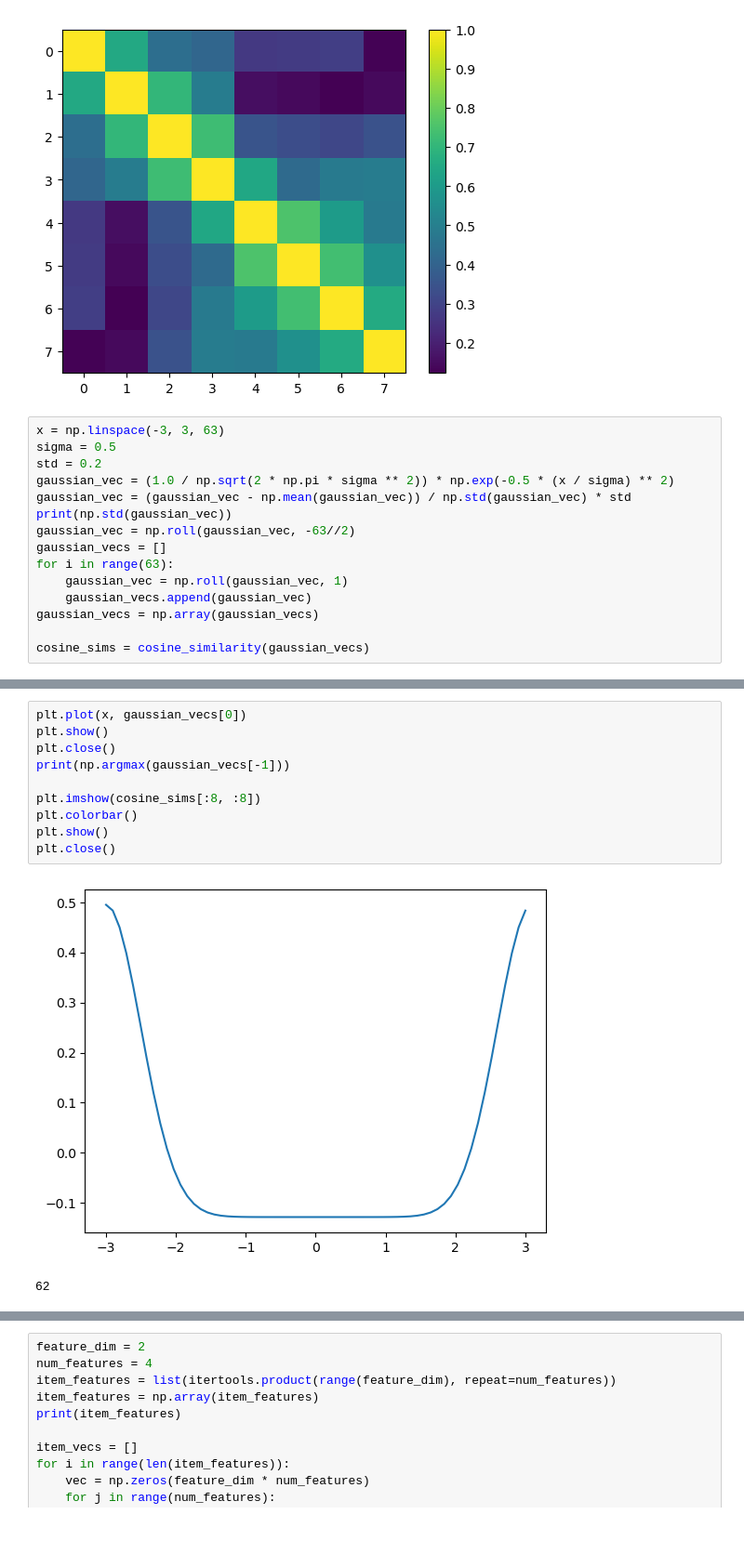
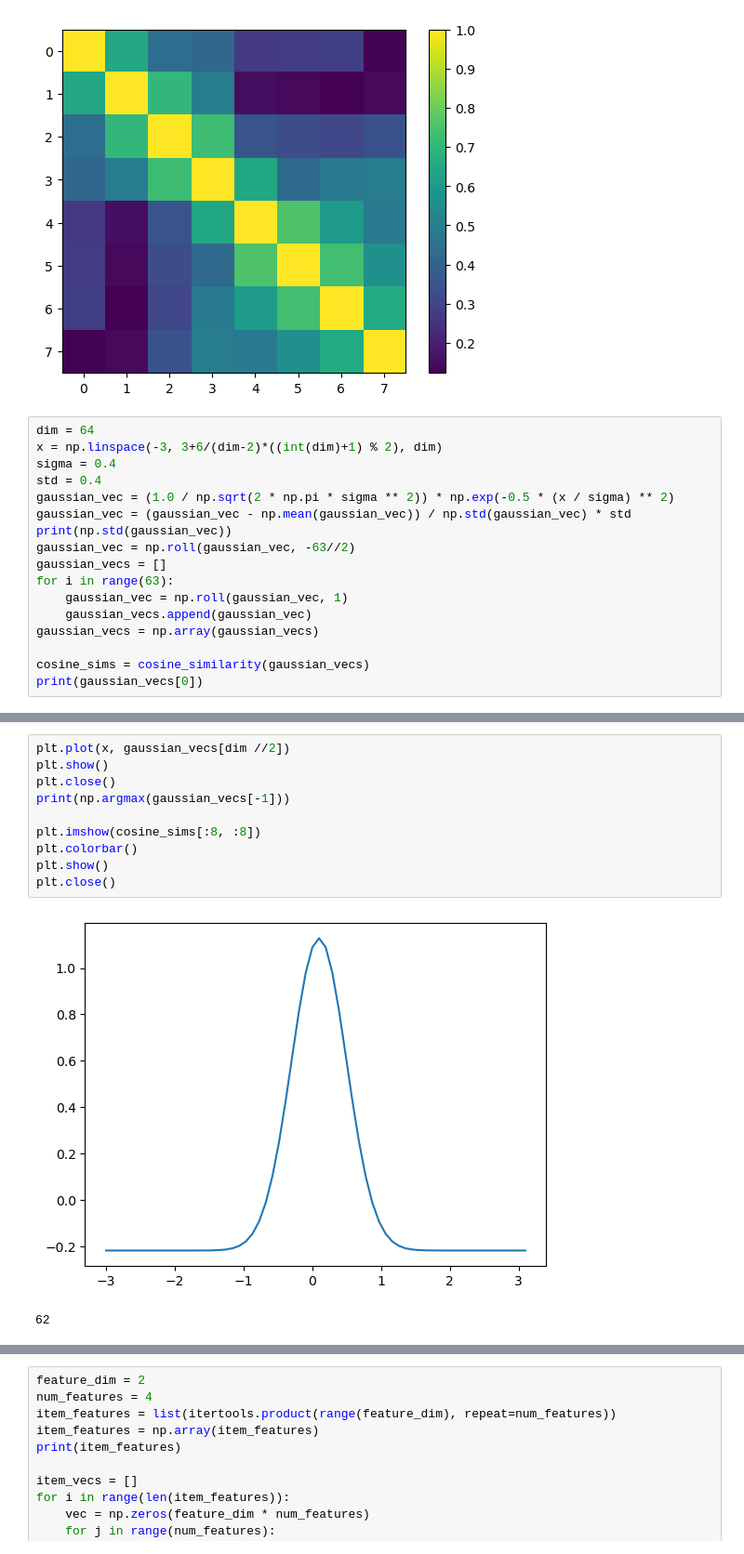
Before and after one commit to Veritaria/rnn-free-recall, a Jupyter notebook: test.ipynb, the cells around one changed output, grey strips where cells are left out. Shown at 93% size. Drawn from its saved outputs; the diff is of its cells as text.

```diff
--- a/test.ipynb
+++ b/test.ipynb
@@ -52,9 +52,10 @@ plt.close()
 [figure]
 [figure]
 # %%
-x = np.linspace(-3, 3, 63)
-sigma = 0.5
-std = 0.2
+dim = 64
+x = np.linspace(-3, 3+6/(dim-2)*((int(dim)+1) % 2), dim)
+sigma = 0.4
+std = 0.4
 gaussian_vec = (1.0 / np.sqrt(2 * np.pi * sigma ** 2)) * np.exp(-0.5 * (x / sigma) ** 2)
 gaussian_vec = (gaussian_vec - np.mean(gaussian_vec)) / np.std(gaussian_vec) * std
 print(np.std(gaussian_vec))
@@ -66,4 +67,5 @@ for i in range(63):
 gaussian_vecs = np.array(gaussian_vecs)
 
 cosine_sims = cosine_similarity(gaussian_vecs)
+print(gaussian_vecs[0])
 # %% [output]
@@ -71,13 +84,13 @@ cosine_sims = cosine_similarity(gaussian_vecs)
 # %%
-plt.plot(x, gaussian_vecs[0])
+plt.plot(x, gaussian_vecs[dim //2])
 plt.show()
 plt.close()
 print(np.argmax(gaussian_vecs[-1]))
 
 plt.imshow(cosine_sims[:8, :8])
 plt.colorbar()
 plt.show()
 plt.close()
 # %% [output]
-[figure, old version]
+[figure, new version]
 62
```
Also changed, not shown: parts of 4 cells of this notebook, 5 other files.
